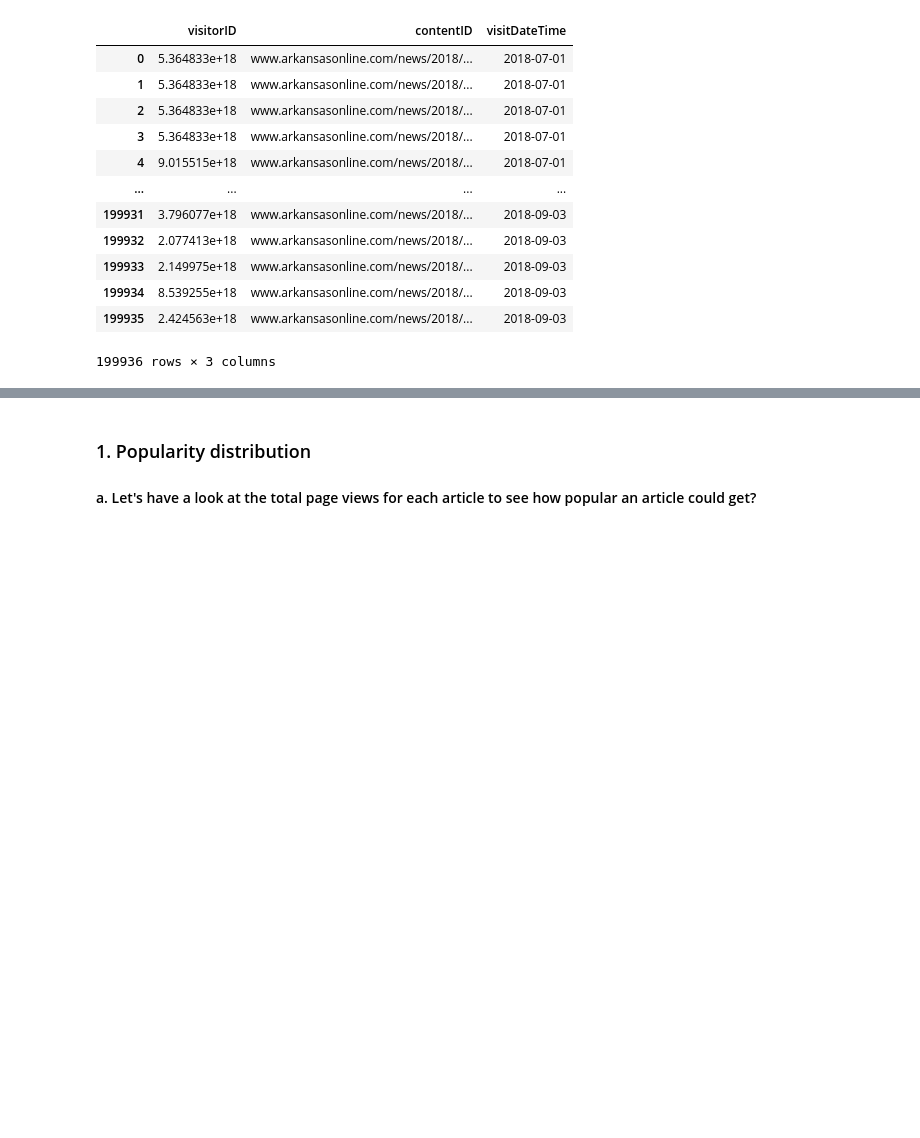
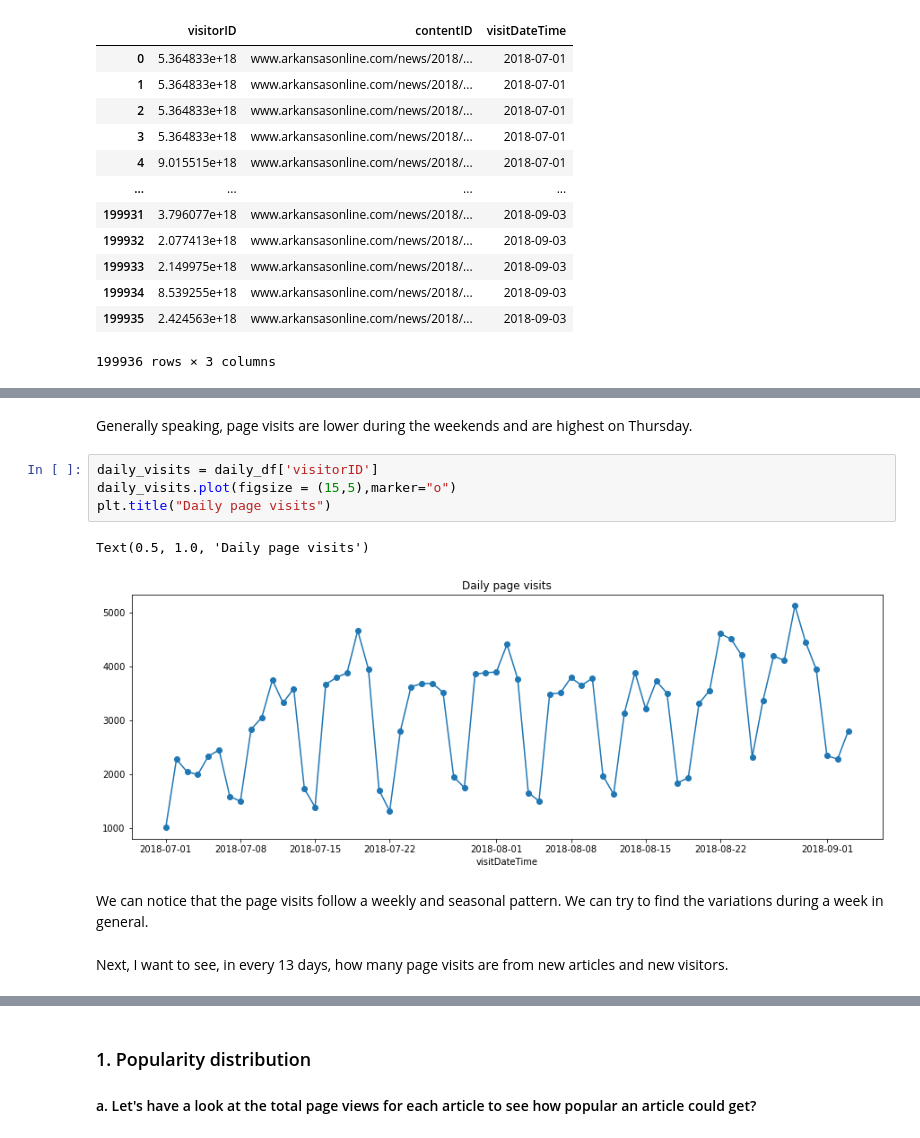
Before and after one commit to choushuiguo325/Recommendation_System_New_York_Times, a Jupyter notebook: static/NLP_EDA.ipynb, the cells around one changed output, grey strips where cells are left out. Cells and saved outputs as stored; diff of their text form; blank space fills up the shorter version.

```diff
--- a/static/NLP_EDA.ipynb
+++ b/static/NLP_EDA.ipynb
@@ -344,0 +386,14 @@ train_utility
+# %% [markdown]
+Generally speaking, page visits are lower during the weekends and are highest on Thursday.
+# %%
+daily_visits = daily_df['visitorID']
+daily_visits.plot(figsize = (15,5),marker="o")
+plt.title("Daily page visits")
+# %% [output]
+Text(0.5, 1.0, 'Daily page visits')
+[figure, added]
+# %% [markdown]
+We can notice that the page visits follow a weekly and seasonal pattern.
+We can try to find the variations during a week in general.
+# %% [markdown]
+Next, I want to see, in every 13 days, how many page visits are from new articles and new visitors.
```
Also changed, not shown: parts of 34 cells of this notebook.
